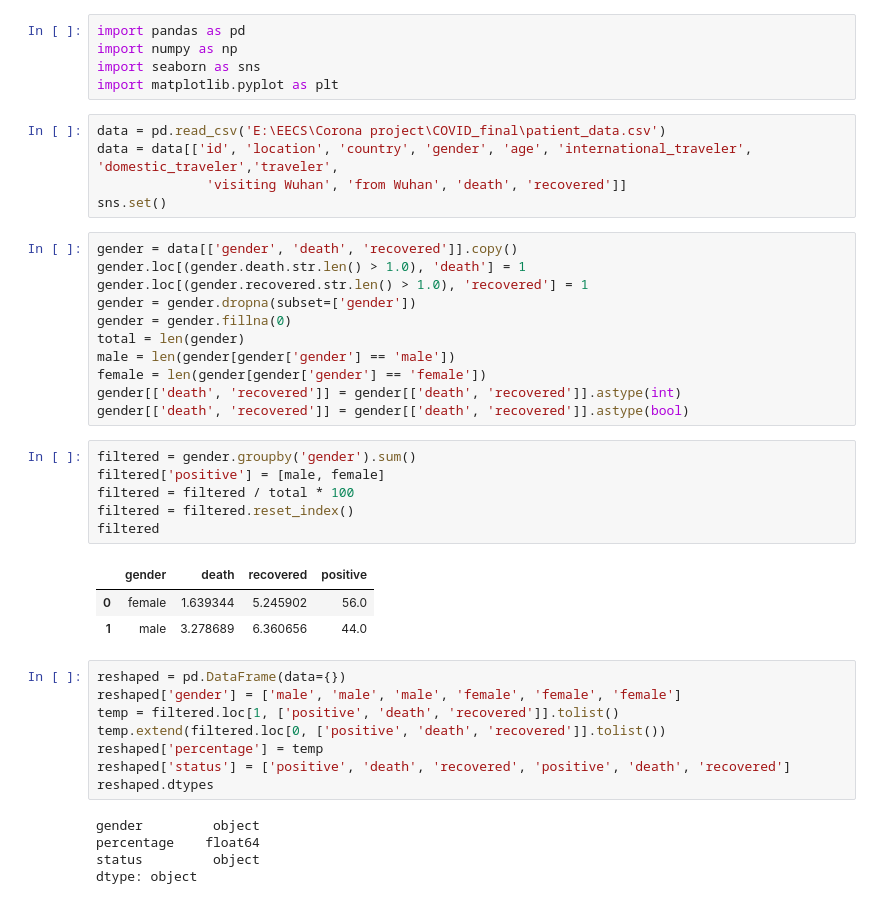
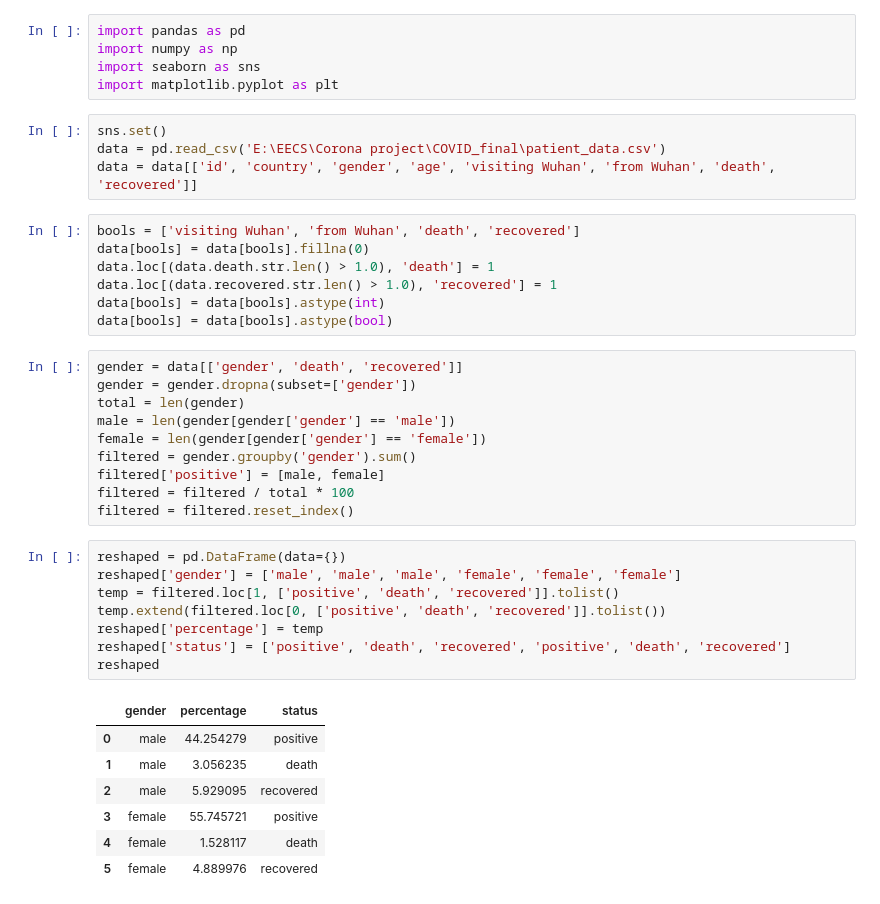
Before and after one commit to IgorBanin/COVID_final, a Jupyter notebook: Patient analysis.ipynb, the cells around one changed output. Saved outputs shown, nothing was run; the diff lists cells and outputs as text.

```diff
--- a/Patient analysis.ipynb
+++ b/Patient analysis.ipynb
@@ -4,44 +4,42 @@ import numpy as np
 import seaborn as sns
 import matplotlib.pyplot as plt
 # %%
+sns.set()
 data = pd.read_csv('E:\EECS\Corona project\COVID_final\patient_data.csv')
-data = data[['id', 'location', 'country', 'gender', 'age', 'international_traveler', 'domestic_traveler','traveler',
-              'visiting Wuhan', 'from Wuhan', 'death', 'recovered']]
-sns.set()
+data = data[['id', 'country', 'gender', 'age', 'visiting Wuhan', 'from Wuhan', 'death', 'recovered']]
+# %%
+bools = ['visiting Wuhan', 'from Wuhan', 'death', 'recovered']
+data[bools] = data[bools].fillna(0)
+data.loc[(data.death.str.len() > 1.0), 'death'] = 1
+data.loc[(data.recovered.str.len() > 1.0), 'recovered'] = 1
+data[bools] = data[bools].astype(int)
+data[bools] = data[bools].astype(bool)
 # %%
-gender = data[['gender', 'death', 'recovered']].copy()
-gender.loc[(gender.death.str.len() > 1.0), 'death'] = 1
-gender.loc[(gender.recovered.str.len() > 1.0), 'recovered'] = 1
+gender = data[['gender', 'death', 'recovered']]
 gender = gender.dropna(subset=['gender'])
-gender = gender.fillna(0)
 total = len(gender)
 male = len(gender[gender['gender'] == 'male'])
 female = len(gender[gender['gender'] == 'female'])
-gender[['death', 'recovered']] = gender[['death', 'recovered']].astype(int)
-gender[['death', 'recovered']] = gender[['death', 'recovered']].astype(bool)
+filtered = gender.groupby('gender').sum()
+filtered['positive'] = [male, female]
+filtered = filtered / total * 100
+filtered = filtered.reset_index()
-# %%
-filtered = gender.groupby('gender').sum()
-filtered['positive'] = [male, female]
-filtered = filtered / total * 100
-filtered = filtered.reset_index()
-filtered
-# %% [output]
-|  | gender | death | recovered | positive |
-| 0 | female | 1.639344 | 5.245902 | 56.0 |
-| 1 | male | 3.278689 | 6.360656 | 44.0 |
 # %%
 reshaped = pd.DataFrame(data={})
 reshaped['gender'] = ['male', 'male', 'male', 'female', 'female', 'female']
 temp = filtered.loc[1, ['positive', 'death', 'recovered']].tolist()
 temp.extend(filtered.loc[0, ['positive', 'death', 'recovered']].tolist())
 reshaped['percentage'] = temp
 reshaped['status'] = ['positive', 'death', 'recovered', 'positive', 'death', 'recovered']
-reshaped.dtypes
+reshaped
 # %% [output]
-gender         object
-percentage    float64
-status         object
-dtype: object
+|  | gender | percentage | status |
+| 0 | male | 44.254279 | positive |
+| 1 | male | 3.056235 | death |
+| 2 | male | 5.929095 | recovered |
+| 3 | female | 55.745721 | positive |
+| 4 | female | 1.528117 | death |
+| 5 | female | 4.889976 | recovered |
 # %%
 plt.figure(dpi=150)
 gender_plot = sns.barplot(x='gender', y='percentage', data=reshaped, hue='status')
```
Also changed, not shown: parts of 4 cells of this notebook, 1 other file.
